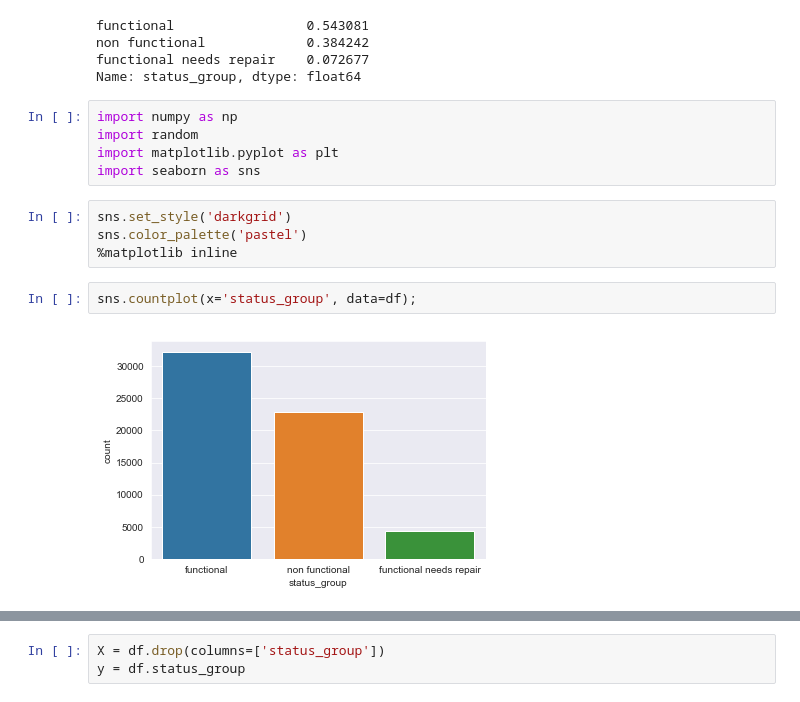
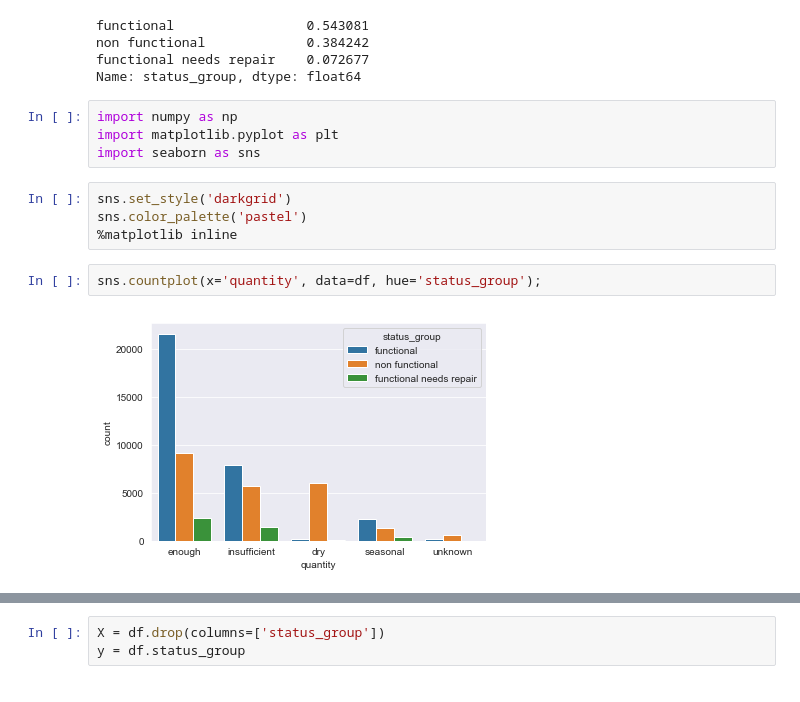
Before and after one commit to chadeowen/DS-Project-2---Predictive-Modeling, a Jupyter notebook: trial one.ipynb, the cells around one changed output, grey strips where cells are left out. Saved outputs shown, nothing was run; the diff lists cells and outputs as text.

```diff
--- a/trial one.ipynb
+++ b/trial one.ipynb
@@ -87,7 +87,6 @@ functional needs repair    0.072677
 Name: status_group, dtype: float64
 # %%
 import numpy as np
-import random
 import matplotlib.pyplot as plt
 import seaborn as sns
 # %%
@@ -95,6 +94,6 @@ sns.set_style('darkgrid')
 sns.color_palette('pastel')
 %matplotlib inline
 # %%
-sns.countplot(x='status_group', data=df);
+sns.countplot(x='quantity', data=df, hue='status_group');
 # %% [output]
-[figure, old version]
+[figure, new version]
```
Also changed, not shown: parts of 15 cells of this notebook.
